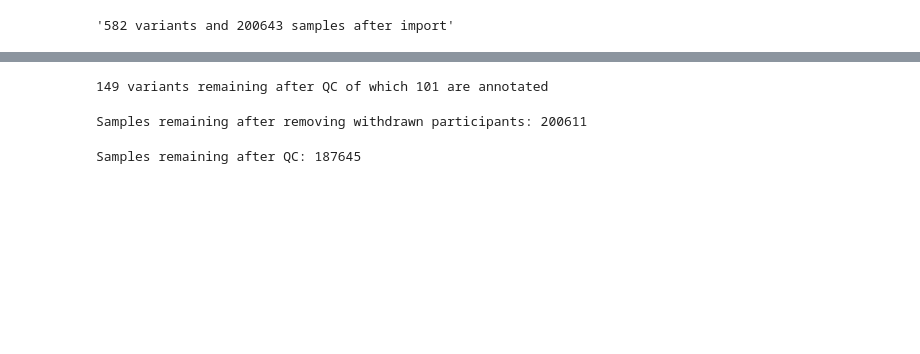
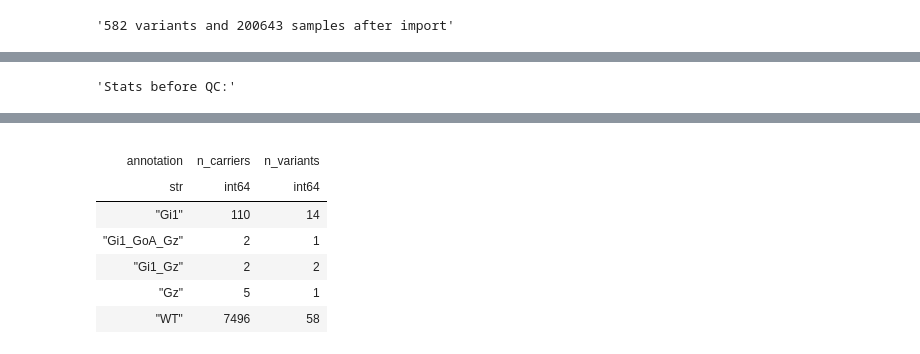
Before and after one commit to HauserGroup/gogoGPCR, a Jupyter notebook: notebooks/0_import_matrixtable.ipynb, the cells around one changed output, grey strips where cells are left out. Drawn from its saved outputs; the diff is of its cells as text; code cells hidden in the pictures; blank space fills up the shorter version.

```diff
--- a/notebooks/0_import_matrixtable.ipynb
+++ b/notebooks/0_import_matrixtable.ipynb
@@ -247,0 +193,20 @@ mt = mt.annotate_rows(annotations = ht[mt.protCons])
+# %%
+ht = hl.import_table("/tmp/211004_drd2_variants_aggregation.tsv", impute = True).key_by("AA consequence")
+ht.show()
+
+mt = mt.annotate_rows(annotations = ht[mt.protCons])
+
+mt = mt.annotate_rows(Gi1 = mt.annotations.number_of_impairments_Gi1 > 0,
+                      GoA = mt.annotations.number_of_impairments_GoA > 0,
+                      Gz = mt.annotations.number_of_impairments_Gz > 0)
+
+mt = mt.annotate_rows(annotation = hl.case()
+                      .when(~mt.Gi1 & ~mt.GoA & ~mt.Gz, "WT")
+                      .when(mt.Gi1 & ~mt.GoA & ~mt.Gz, "Gi1")
+                      .when(~mt.Gi1 & mt.GoA & ~mt.Gz, "GoA")
+                      .when(~mt.Gi1 & ~mt.GoA & mt.Gz, "Gz")
+                      .when(mt.Gi1 & mt.GoA & ~mt.Gz, "Gi1_GoA")
+                      .when(mt.Gi1 & ~mt.GoA & mt.Gz, "Gi1_Gz")
+                      .when(~mt.Gi1 & mt.GoA & mt.Gz, "GoA_Gz")
+                      .when(mt.Gi1 & mt.GoA & mt.Gz, "Gi1_GoA_Gz")
+                     .or_missing())
@@ -293,7 +341,8 @@ pprint(f"{missing} missing or filtered entries after Call QC")
 # %%
 # Checkpoint
-stage = "QC1"
+stage = "QC2"
 checkpoint_file = f"/tmp/{GENE}.{stage}.cp.mt"
 
 mt = mt.checkpoint(checkpoint_file, overwrite = True)
+show_stats(mt)
 # %% [output]
@@ -316,0 +356 @@ mt = mt.checkpoint(checkpoint_file, overwrite = True)
+'Stats before QC:'
@@ -316,0 +358,8 @@ mt = mt.checkpoint(checkpoint_file, overwrite = True)
+|  |  |  |
+| annotation | n_carriers | n_variants |
+| str | int64 | int64 |
+| "Gi1" | 110 | 14 |
+| "Gi1_GoA_Gz" | 2 | 1 |
+| "Gi1_Gz" | 2 | 2 |
+| "Gz" | 5 | 1 |
+| "WT" | 7496 | 58 |
@@ -323,22 +365,0 @@ mt = hl.read_matrix_table(checkpoint_file)
-# %%
-# Variant QC
-mt = variant_QC_mt(mt, MIN_P_HWE, MIN_VAR_GQ)
-
-interesting = mt.filter_rows((hl.is_defined(mt.annotations)) & (hl.agg.any(mt.GT.is_non_ref()))).count_rows()
-print(f"{mt.count_rows()} variants remaining after QC of which {interesting} are annotated")
-# %% [output]
-149 variants remaining after QC of which 101 are annotated
-# %%
-# Withdrawn
-mt = mt.filter_cols(~mt.s.startswith("W"))
-
-print(f"Samples remaining after removing withdrawn participants: {mt.count_cols()} ")
-# %% [output]
-Samples remaining after removing withdrawn participants: 200611
-# %%
-# Sample QC
-mt = sample_QC_mt(mt, MIN_CALL_RATE, MIN_MEAN_DP, MIN_MEAN_GQ)
-
-print(f"Samples remaining after QC: {mt.count_cols()} ")
-# %% [output]
-Samples remaining after QC: 187645
```
Also changed, not shown: parts of 34 cells of this notebook, 1 other file.
